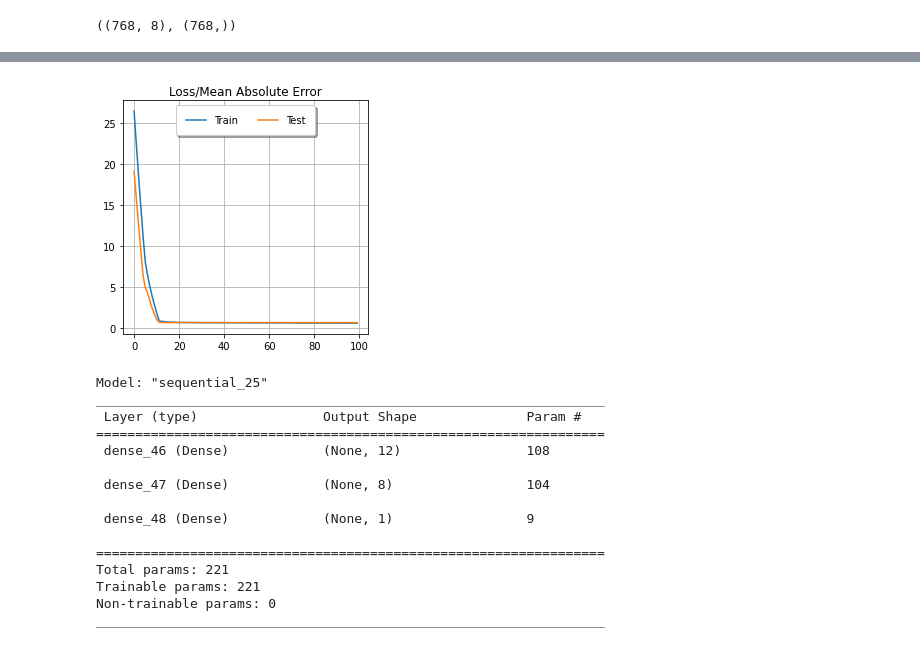
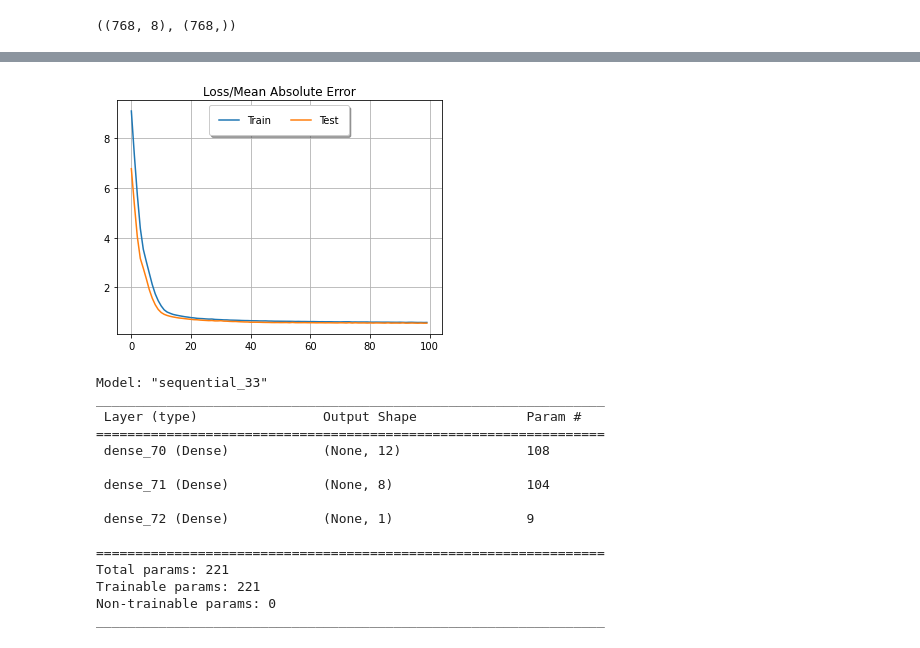
Before and after one commit to asheta66/CNN, a Jupyter notebook: Simple_CNN.ipynb, the cells around one changed output, grey strips where cells are left out. Drawn from its saved outputs; the diff is of its cells as text; code cells hidden in the pictures.

```diff
--- a/Simple_CNN.ipynb
+++ b/Simple_CNN.ipynb
@@ -111,7 +125,7 @@ model2.add(Dense(1, activation='sigmoid'))
 model2.compile(loss='binary_crossentropy', optimizer='adam', metrics=['accuracy'])
 
 # Fit the model
-history = model2.fit(
+history2 = model2.fit(
                             X_train,
                             y_train,
                             batch_size=64,
@@ -124,28 +138,28 @@ history = model2.fit(
 # %%
 # plot loss during training
 import matplotlib.pyplot as plt
 
-fig, axs = plt.subplots(figsize=(4,4), tight_layout=True)
+fig, axs = plt.subplots(figsize=(5,4), tight_layout=True)
 plt.title('Loss/Mean Absolute Error')
-plt.plot(history.history['loss'], label='Train')
-plt.plot(history.history['val_loss'], label='Test')
+plt.plot(history2.history['loss'], label='Train')
+plt.plot(history2.history['val_loss'], label='Test')
 plt.legend(fancybox=True, framealpha=1, shadow=True, borderpad=1, frameon=True, loc='upper center', ncol=2)
 plt.grid(True)
 plt.show()
 # %% [output]
-[figure, old version]
+[figure, new version]
 # %%
 model2.summary()
 # %% [output]
-Model: "sequential_25"
+Model: "sequential_33"
 _________________________________________________________________
  Layer (type)                Output Shape              Param #
 =================================================================
- dense_46 (Dense)            (None, 12)                108
+ dense_70 (Dense)            (None, 12)                108
 
- dense_47 (Dense)            (None, 8)                 104
+ dense_71 (Dense)            (None, 8)                 104
 
- dense_48 (Dense)            (None, 1)                 9
+ dense_72 (Dense)            (None, 1)                 9
 
 =================================================================
 Total params: 221
```
Also changed, not shown: parts of 7 cells of this notebook.
